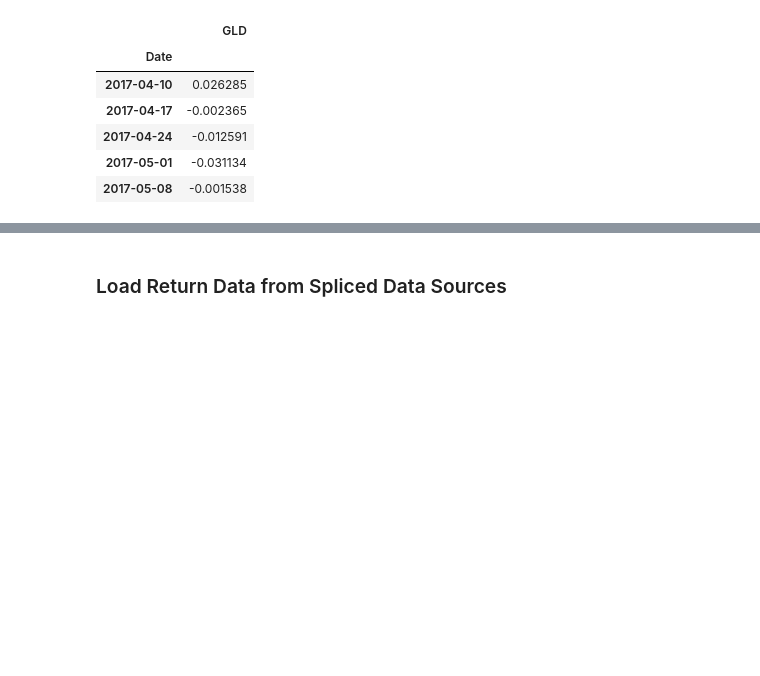
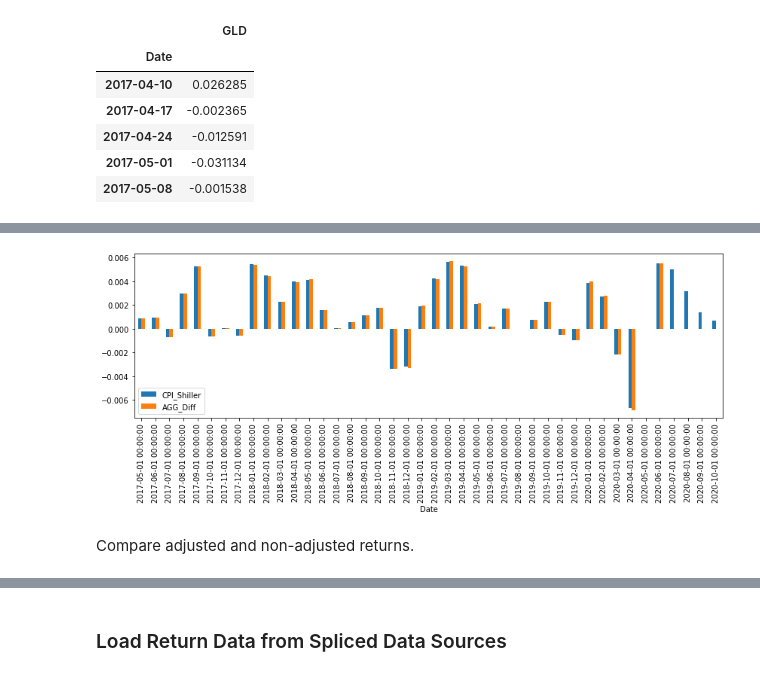
Before and after one commit to rickatx/rfpfolio, a Jupyter notebook: 00_core.ipynb, the cells around one changed output, grey strips where cells are left out. Drawn from its saved outputs; the diff is of its cells as text; code cells hidden in the pictures; blank space fills up the shorter version.

```diff
--- a/00_core.ipynb
+++ b/00_core.ipynb
@@ -282,0 +309,2 @@ return_data.head()
+# %%
+cpi_adj_ret = tst_src.load_period_returns('AGG', subdir='monthly', cpi_ticker='CPI_Shiller')
@@ -282,0 +321,3 @@ return_data.head()
+# %%
+unadj_ret = tst_src.load_period_returns('AGG', subdir='monthly')
+unadj_ret.head(3)
@@ -282,0 +330,2 @@ return_data.head()
+# %%
+cpi_ret = tst_src.load_period_returns('CPI_Shiller', subdir='monthly')
@@ -282,0 +338,9 @@ return_data.head()
+# %%
+# simple subtraction of returns rather than ratio -- should be close since values are small
+cpi_ret['AGG_Diff'] = unadj_ret.AGG - cpi_adj_ret.AGG_cpi
+# %%
+cpi_ret.plot(kind='bar', figsize=(14,4));
+# %% [output]
+[figure, added]
+# %% [markdown]
+Compare adjusted and non-adjusted returns.
```
Also changed, not shown: parts of 13 cells of this notebook, 2 other files.
